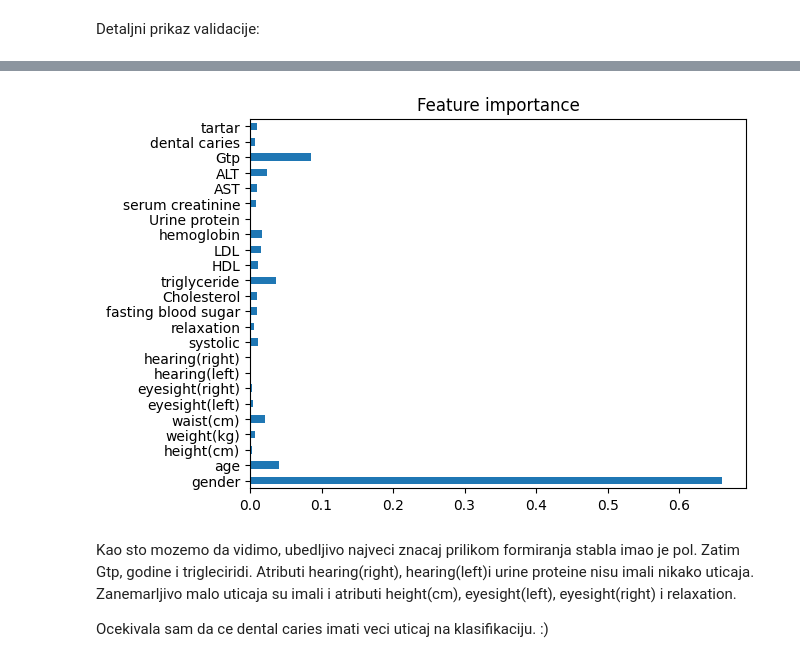
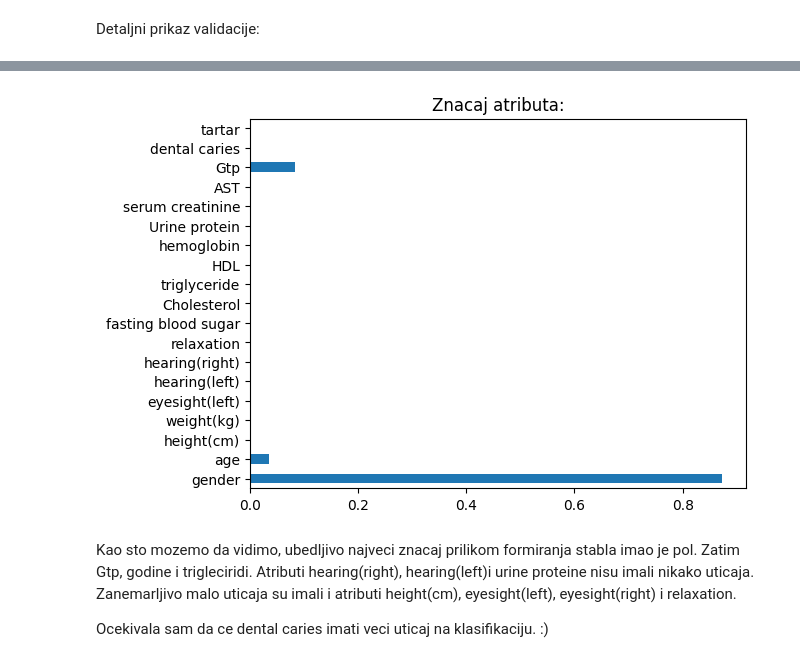
Before and after one commit to MATF-istrazivanje-podataka-1/2023_Data_Mining_Smoking_Dataset, a Jupyter notebook: models/classification/Stabla_odlucivanja.ipynb, the cells around one changed output, grey strips where cells are left out. Cells and saved outputs as stored; diff of their text form; code cells hidden in the pictures.

```diff
--- a/models/classification/Stabla_odlucivanja.ipynb
+++ b/models/classification/Stabla_odlucivanja.ipynb
@@ -65,4 +53,0 @@ X_test = scaler.transform(X_test)
-# %%
-from sklearn.decomposition import PCA
-pca = PCA(n_components=6)
-pca.fit_transform(X_train)
@@ -190,20 +162,0 @@ Probajmo sa podesavanjem hiperparametara.
-# %%
-from sklearn.metrics import f1_score
-model_f1 = []
-depth_values = [10,15,25,35, 45, 55]
-
-for depth in depth_values:
-    model = DecisionTreeClassifier(max_depth=depth)
-    model.fit(X_train, Y_train) # treniramo model
-    y_pred = model.predict(X_test) #evaluiramo
-    model_f1.append(f1_score(Y_test, y_pred))
-
-#plt.plot(model_acc)
-for d, acc in zip(depth_values, model_f1):
-    plt.scatter(d, acc, label=d)
-
-plt.plot(depth_values, model_f1)
-plt.legend()
-plt.title("F1 score & tree depth")
-plt.show()
-print(model_f1)
@@ -228,3 +163,12 @@ estimator = GridSearchCV(DecisionTreeClassifier(), param_grid=params, scoring='a
+# %%
+from sklearn.model_selection import GridSearchCV
+
+params1 = {
+    'criterion': ['gini', 'entropy'],
+    'max_depth': [2, 4, 6, 8, 10, 12, 14]
+}
+# %%
+estimator = GridSearchCV(DecisionTreeClassifier(), param_grid=params1, scoring='f1', cv=3)
 # %%
 estimator.fit(X_train, Y_train)
 # %% [output]
@@ -335,9 +274,9 @@ estimator.cv_results_
 # %%
 pd.Series(estimator.best_estimator_.feature_importances_, index=X.columns).plot.barh()
-plt.title("Feature importance")
+plt.title("Znacaj atributa:")
 plt.show()
 # %% [output]
-[figure, old version]
+[figure, new version]
 # %% [markdown]
 Kao sto mozemo da vidimo, ubedljivo najveci znacaj prilikom formiranja stabla imao je pol. Zatim Gtp, godine i trigleciridi.
 Atributi hearing(right), hearing(left)i urine proteine nisu imali nikako uticaja. Zanemarljivo malo uticaja su imali i atributi height(cm), eyesight(left), eyesight(right) i relaxation.
```
Also changed, not shown: parts of 46 cells of this notebook, 6 other files.
